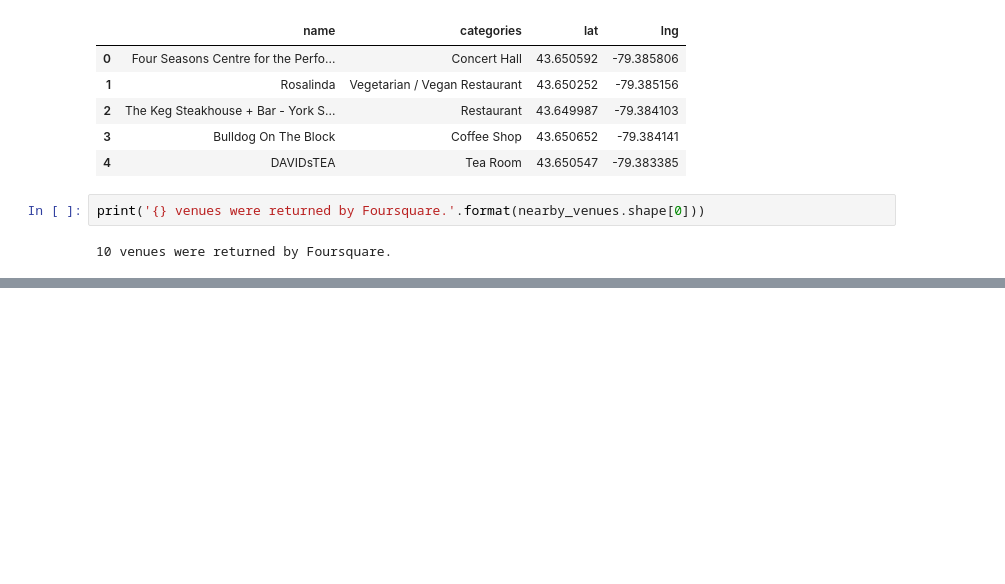
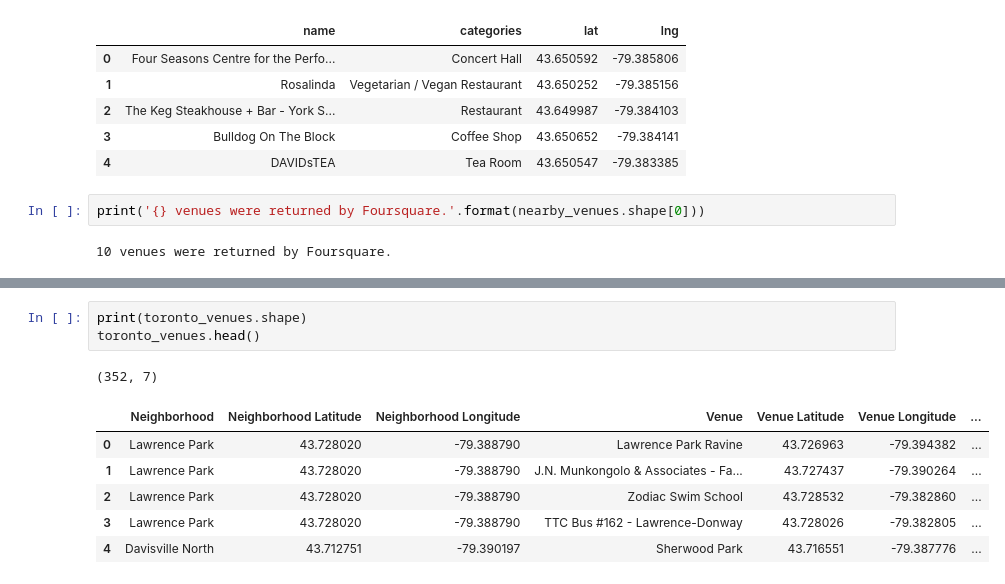
Before and after one commit to RadhaYashwanth/Coursera_Capstone, a Jupyter notebook: DataScience Captsone Week3 Part 3_Final.ipynb, the cells around one changed output, grey strips where cells are left out. Cells and saved outputs as stored; diff of their text form; blank space fills up the shorter version.

```diff
--- a/DataScience Captsone Week3 Part 3_Final.ipynb
+++ b/DataScience Captsone Week3 Part 3_Final.ipynb
@@ -222,0 +288,11 @@ print('{} venues were returned by Foursquare.'.format(nearby_venues.shape[0]))
+# %%
+print(toronto_venues.shape)
+toronto_venues.head()
+# %% [output]
+(352, 7)
+|  | Neighborhood | Neighborhood Latitude | Neighborhood Longitude | Venue | Venue Latitude | Venue Longitude | ... |
+| 0 | Lawrence Park | 43.728020 | -79.388790 | Lawrence Park Ravine | 43.726963 | -79.394382 | ... |
+| 1 | Lawrence Park | 43.728020 | -79.388790 | J.N. Munkongolo & Associates - Fa... | 43.727437 | -79.390264 | ... |
+| 2 | Lawrence Park | 43.728020 | -79.388790 | Zodiac Swim School | 43.728532 | -79.382860 | ... |
+| 3 | Lawrence Park | 43.728020 | -79.388790 | TTC Bus #162 - Lawrence-Donway | 43.728026 | -79.382805 | ... |
+| 4 | Davisville North | 43.712751 | -79.390197 | Sherwood Park | 43.716551 | -79.387776 | ... |
```
Also changed, not shown: parts of 17 cells of this notebook.
